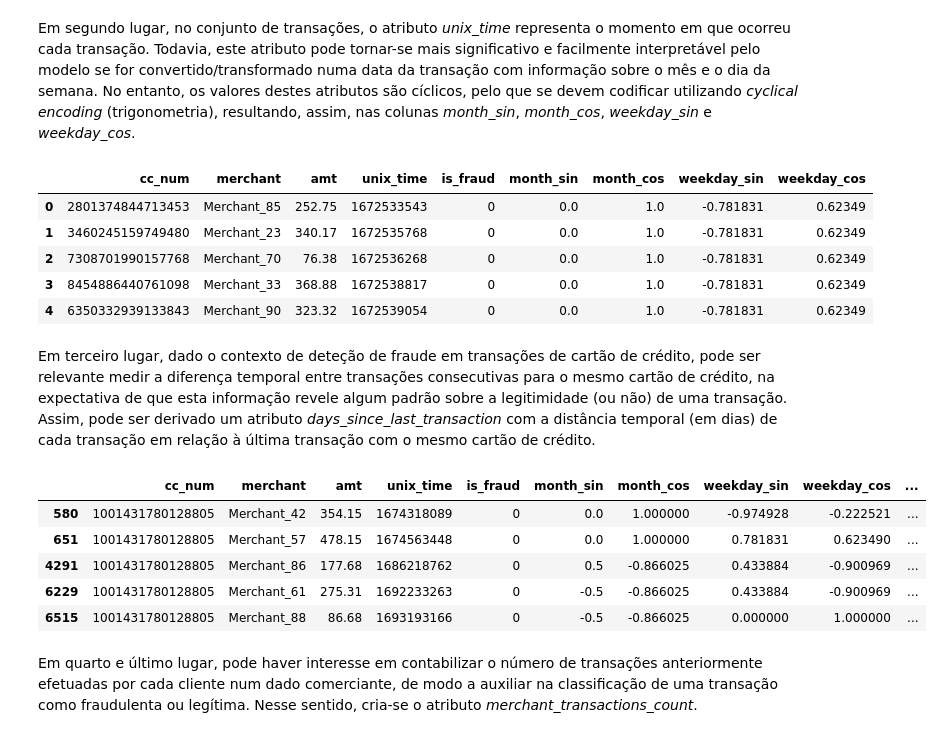
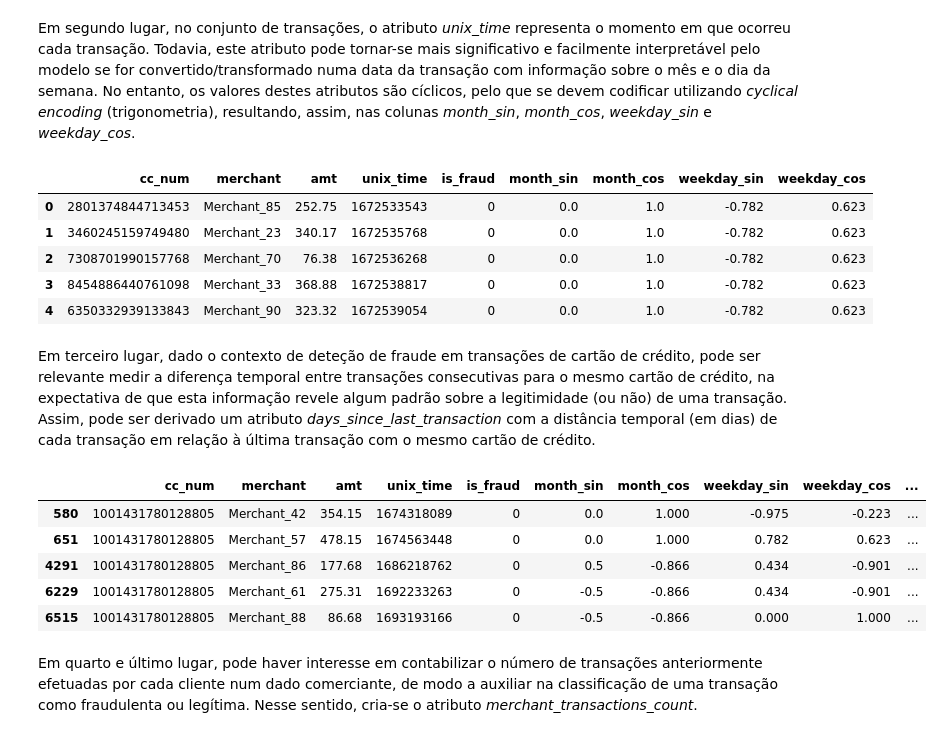
Before and after one commit to manelneto/fraud, a Jupyter notebook: task1.ipynb, the cells around one changed output. Cells and saved outputs as stored; diff of their text form; code cells hidden in the pictures.

```diff
--- a/task1.ipynb
+++ b/task1.ipynb
@@ -1363,43 +1370,43 @@ clean_customers.head()
 # %% [markdown]
 Em segundo lugar, no conjunto de transações, o atributo *unix_time* representa o momento em que ocorreu cada transação. Todavia, este atributo pode tornar-se mais significativo e facilmente interpretável pelo modelo se for convertido/transformado numa data da transação com informação sobre o mês e o dia da semana. No entanto, os valores destes atributos são cíclicos, pelo que se devem codificar utilizando *cyclical encoding* (trigonometria), resultando, assim, nas colunas *month_sin*, *month_cos*, *weekday_sin* e *weekday_cos*.
 # %%
-timestamp = pd.to_datetime(clean_transactions['unix_time'], unit = 's')
+new_transactions = clean_transactions
+
+timestamp = pd.to_datetime(new_transactions['unix_time'], unit = 's')
 
 month = (timestamp.dt.month - 1) * (2 * np.pi / 12)
-clean_transactions['month_sin'] = np.sin(month)
-clean_transactions['month_cos'] = np.cos(month)
+new_transactions['month_sin'] = round(np.sin(month), 3)
+new_transactions['month_cos'] = round(np.cos(month), 3)
 
 weekday = timestamp.dt.weekday * (2 * np.pi / 7)
-clean_transactions['weekday_sin'] = np.sin(weekday)
-clean_transactions['weekday_cos'] = np.cos(weekday)
+new_transactions['weekday_sin'] = round(np.sin(weekday), 3)
+new_transactions['weekday_cos'] = round(np.cos(weekday), 3)
 
-clean_transactions.head()
+new_transactions.head()
 # %% [output]
 |  | cc_num | merchant | amt | unix_time | is_fraud | month_sin | month_cos | weekday_sin | weekday_cos |
-| 0 | 2801374844713453 | Merchant_85 | 252.75 | 1672533543 | 0 | 0.0 | 1.0 | -0.781831 | 0.62349 |
-| 1 | 3460245159749480 | Merchant_23 | 340.17 | 1672535768 | 0 | 0.0 | 1.0 | -0.781831 | 0.62349 |
-| 2 | 7308701990157768 | Merchant_70 | 76.38 | 1672536268 | 0 | 0.0 | 1.0 | -0.781831 | 0.62349 |
-| 3 | 8454886440761098 | Merchant_33 | 368.88 | 1672538817 | 0 | 0.0 | 1.0 | -0.781831 | 0.62349 |
-| 4 | 6350332939133843 | Merchant_90 | 323.32 | 1672539054 | 0 | 0.0 | 1.0 | -0.781831 | 0.62349 |
+| 0 | 2801374844713453 | Merchant_85 | 252.75 | 1672533543 | 0 | 0.0 | 1.0 | -0.782 | 0.623 |
+| 1 | 3460245159749480 | Merchant_23 | 340.17 | 1672535768 | 0 | 0.0 | 1.0 | -0.782 | 0.623 |
+| 2 | 7308701990157768 | Merchant_70 | 76.38 | 1672536268 | 0 | 0.0 | 1.0 | -0.782 | 0.623 |
+| 3 | 8454886440761098 | Merchant_33 | 368.88 | 1672538817 | 0 | 0.0 | 1.0 | -0.782 | 0.623 |
+| 4 | 6350332939133843 | Merchant_90 | 323.32 | 1672539054 | 0 | 0.0 | 1.0 | -0.782 | 0.623 |
 # %% [markdown]
 Em terceiro lugar, dado o contexto de deteção de fraude em transações de cartão de crédito, pode ser relevante medir a diferença temporal entre transações consecutivas para o mesmo cartão de crédito, na expectativa de que esta informação revele algum padrão sobre a legitimidade (ou não) de uma transação. Assim, pode ser derivado um atributo *days_since_last_transaction* com a distância temporal (em dias) de cada transação em relação à última transação com o mesmo cartão de crédito.
 # %%
-clean_transactions = clean_transactions.sort_values(by = ['cc_num', 'unix_time'])
+new_transactions = new_transactions.sort_values(by = ['cc_num', 'unix_time'])
 
-clean_transactions['days_since_last_transaction'] = clean_transactions.groupby('cc_num')['unix_time'].diff()
+new_transactions['days_since_last_transaction'] = new_transactions.groupby('cc_num')['unix_time'].diff()
+new_transactions['days_since_last_transaction'] = round(new_transactions['days_since_last_transaction'] / (60 * 60 * 24), 3)
+new_transactions['days_since_last_transaction'] = new_transactions['days_since_last_transaction'].fillna(0)
 
-clean_transactions['days_since_last_transaction'] = clean_transactions['days_since_last_transaction'] / (60 * 60 * 24)
-
-clean_transactions['days_since_last_transaction'] = clean_transactions['days_since_last_transaction'].fillna(0)
-
-clean_transactions.head()
+new_transactions.head()
 # %% [output]
 |  | cc_num | merchant | amt | unix_time | is_fraud | month_sin | month_cos | weekday_sin | weekday_cos | ... |
-| 580 | 1001431780128805 | Merchant_42 | 354.15 | 1674318089 | 0 | 0.0 | 1.000000 | -0.974928 | -0.222521 | ... |
-| 651 | 1001431780128805 | Merchant_57 | 478.15 | 1674563448 | 0 | 0.0 | 1.000000 | 0.781831 | 0.623490 | ... |
-| 4291 | 1001431780128805 | Merchant_86 | 177.68 | 1686218762 | 0 | 0.5 | -0.866025 | 0.433884 | -0.900969 | ... |
-| 6229 | 1001431780128805 | Merchant_61 | 275.31 | 1692233263 | 0 | -0.5 | -0.866025 | 0.433884 | -0.900969 | ... |
-| 6515 | 1001431780128805 | Merchant_88 | 86.68 | 1693193166 | 0 | -0.5 | -0.866025 | 0.000000 | 1.000000 | ... |
+| 580 | 1001431780128805 | Merchant_42 | 354.15 | 1674318089 | 0 | 0.0 | 1.000 | -0.975 | -0.223 | ... |
+| 651 | 1001431780128805 | Merchant_57 | 478.15 | 1674563448 | 0 | 0.0 | 1.000 | 0.782 | 0.623 | ... |
+| 4291 | 1001431780128805 | Merchant_86 | 177.68 | 1686218762 | 0 | 0.5 | -0.866 | 0.434 | -0.901 | ... |
+| 6229 | 1001431780128805 | Merchant_61 | 275.31 | 1692233263 | 0 | -0.5 | -0.866 | 0.434 | -0.901 | ... |
+| 6515 | 1001431780128805 | Merchant_88 | 86.68 | 1693193166 | 0 | -0.5 | -0.866 | 0.000 | 1.000 | ... |
 # %% [markdown]
 Em quarto e último lugar, pode haver interesse em contabilizar o número de transações anteriormente efetuadas por cada cliente num dado comerciante, de modo a auxiliar na classificação de uma transação como fraudulenta ou legítima. Nesse sentido, cria-se o atributo *merchant_transactions_count*.
 # %%
```
Also changed, not shown: parts of 12 cells of this notebook, 3 other files.
